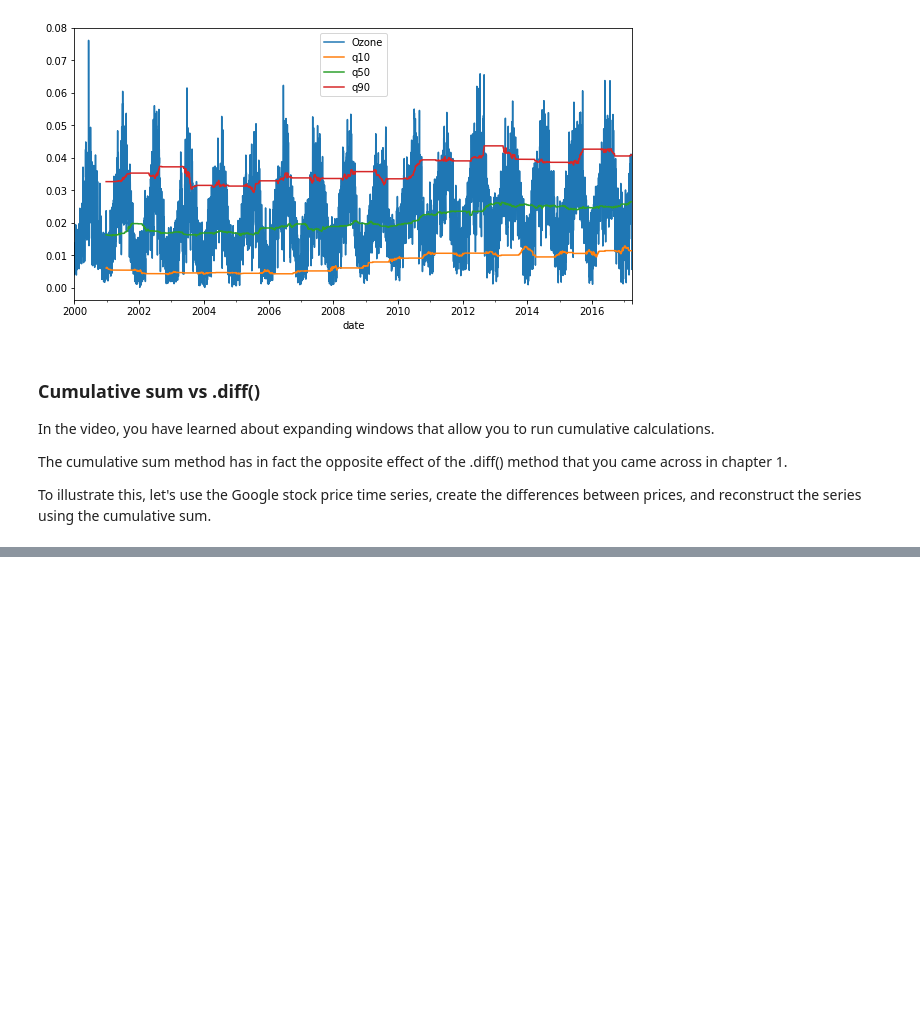
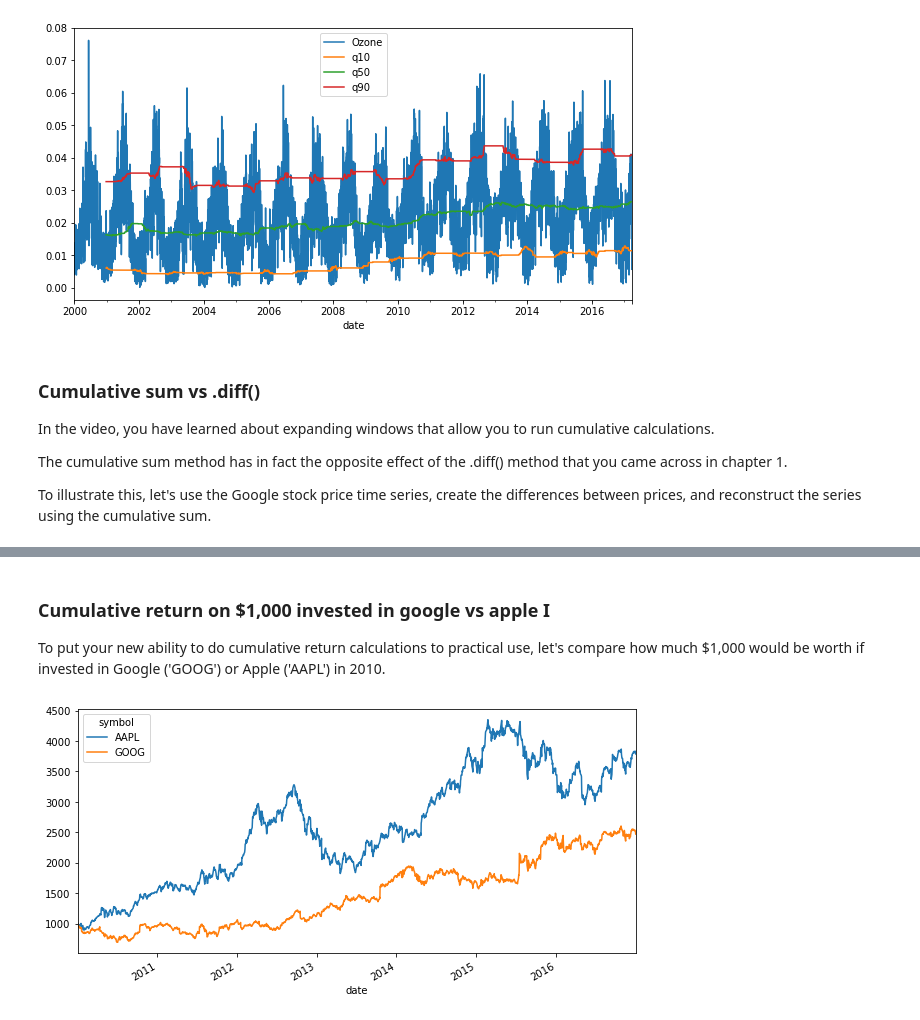
Before and after one commit to lukasz-f/data-camp, a Jupyter notebook: time series/Manipulating Time Series Data in Python - Part 3.ipynb, the cells around one changed output, grey strips where cells are left out. Saved outputs shown, nothing was run; the diff lists cells and outputs as text; code cells hidden in the pictures; blank space fills up the shorter version.

Commit message:
Manipulating Time Series Data in Python

```diff
--- a/time series/Manipulating Time Series Data in Python - Part 3.ipynb
+++ b/time series/Manipulating Time Series Data in Python - Part 3.ipynb
@@ -100,0 +130,20 @@ To illustrate this, let's use the Google stock price time series, create the dif
+# %% [markdown]
+### Cumulative return on &#36;1,000 invested in google vs apple I
+To put your new ability to do cumulative return calculations to practical use, let's compare how much $1,000 would be worth if invested in Google ('GOOG') or Apple ('AAPL') in 2010.
+# %%
+data = prices.copy()[['AAPL', 'GOOG']]
+# %%
+# Define your investment
+investment = 1000
+# %%
+# Calculate the daily returns here
+returns = data.pct_change()
+# %%
+# Calculate the cumulative returns here
+returns_plus_one = returns.add(1)
+cumulative_return = returns_plus_one.cumprod()
+# %%
+# Calculate and plot the investment return here
+cumulative_return.mul(investment).plot(figsize=(10,5));
+# %% [output]
+[figure, added]
```
Also changed, not shown: parts of 43 cells of this notebook, 1 other file.
